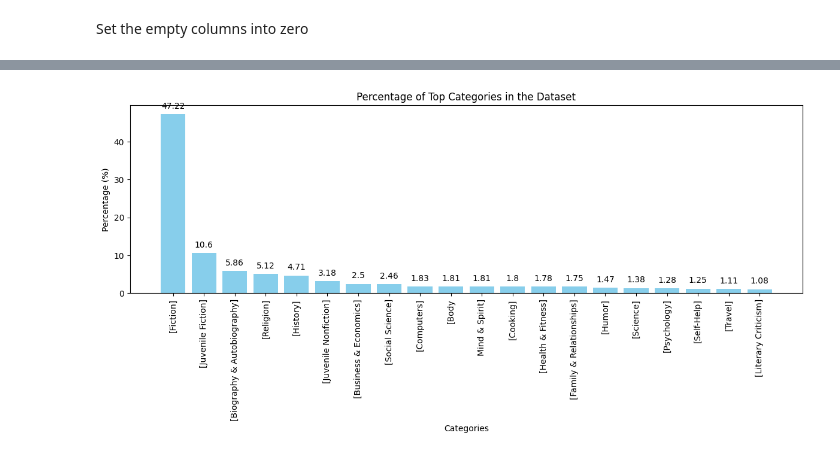
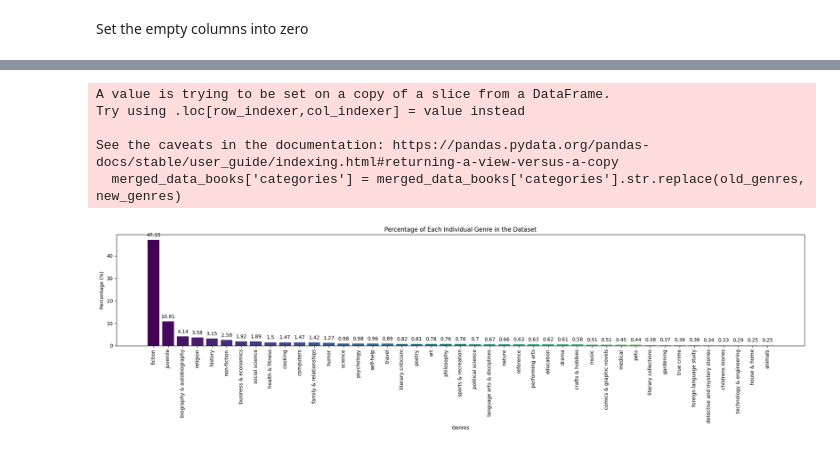
Before and after one commit to xandga/Capstone-Project, a Jupyter notebook: Metadata_Books.ipynb, the cells around one changed output, grey strips where cells are left out. Cells and saved outputs as stored; diff of their text form; code cells hidden in the pictures.

```diff
--- a/Metadata_Books.ipynb
+++ b/Metadata_Books.ipynb
@@ -326,0 +340,3 @@ We have a lot of categories, by the output above, so we will the top 20. For thi
+# %%
+merged_data_books['rating_1'] = merged_data_books['rating_1'].astype(int)
+merged_data_books['score'] = merged_data_books['score'].astype(int)
@@ -327,27 +415,54 @@ We have a lot of categories, by the output above, so we will the top 20. For thi
+# %%
+threshold = 0.20
+filtered_genres = sorted_genres[sorted_genres >= threshold]
+
+# Filter the DataFrame based on the genres with percentage >= 0.20
+merged_data_books = merged_data_books[merged_data_books['categories'].isin(filtered_genres.index)]
+# %%
+# Define the genre mapping dictionary
+genre_mapping = {
+    'juvenile fiction':'juvenile, fiction',
+    'juvenile nonfiction': 'juvenile, non-fiction'
+}
+
+# Iterate through the genre_mapping dictionary and apply replacements
+for old_genres, new_genres in genre_mapping.items():
+    merged_data_books['categories'] = merged_data_books['categories'].str.replace(old_genres, new_genres)
+# %% [output]
+A value is trying to be set on a copy of a slice from a DataFrame.
+Try using .loc[row_indexer,col_indexer] = value instead
+
+See the caveats in the documentation: https://pandas.pydata.org/pandas-docs/stable/user_guide/indexing.html#returning-a-view-versus-a-copy
+  merged_data_books['categories'] = merged_data_books['categories'].str.replace(old_genres, new_genres)
 # %%
-# Select the top N categories to visualize (e.g., top 10)
-top_categories = category_counts.head(20)
+# Combine all genres into a single string and split them
+all_genres = ','.join(merged_data_books['categories'].explode().dropna())
+split_genres = [genre.strip() for genre in all_genres.split(',')]
 
-# Calculate the percentage of each top category
-category_percentages = (top_categories / top_categories.sum()) * 100
+# Get the frequency of each individual genre
+genre_counts = pd.Series(split_genres).value_counts()
 
-# Sort categories by count in descending order
-sorted_categories = category_percentages.sort_values(ascending=False)
+# Calculate the percentage of each genre
+genre_percentages = (genre_counts / genre_counts.sum()) * 100
 
-# Create bar chart for individual category distribution with numbers above bars
-plt.figure(figsize=(12, 6))
-bars = plt.bar(sorted_categories.index, sorted_categories, color='skyblue')
-plt.title('Percentage of Top Categories in the Dataset')
-plt.xlabel('Categories')
+# Sort genres by count in descending order
+sorted_genres = genre_percentages.sort_values(ascending=False)
+
+# Customizing color
+colors = plt.cm.get_cmap('viridis', len(sorted_genres))
+
+plt.figure(figsize=(20, 6))
+bars = plt.bar(sorted_genres.index, sorted_genres, color=colors(range(len(sorted_genres))))
+plt.title('Percentage of Each Individual Genre in the Dataset')
+plt.xlabel('Genres')
 plt.ylabel('Percentage (%)')
 plt.xticks(rotation=90)
 
-# Add text labels for each bar
 for bar in bars:
     yval = bar.get_height()
     plt.text(bar.get_x() + bar.get_width() / 2, yval + 1, round(yval, 2), ha='center', va='bottom')
 
 plt.tight_layout()
 plt.show()
 # %% [output]
-[figure, old version]
+[figure, new version]
```
Also changed, not shown: parts of 45 cells of this notebook, 2 other files.
